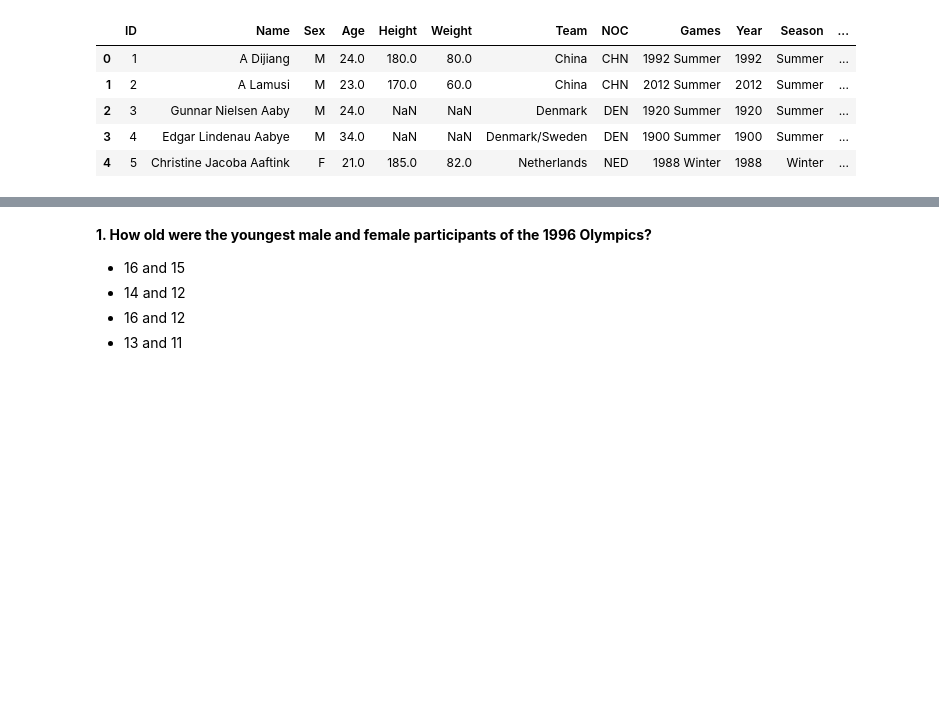
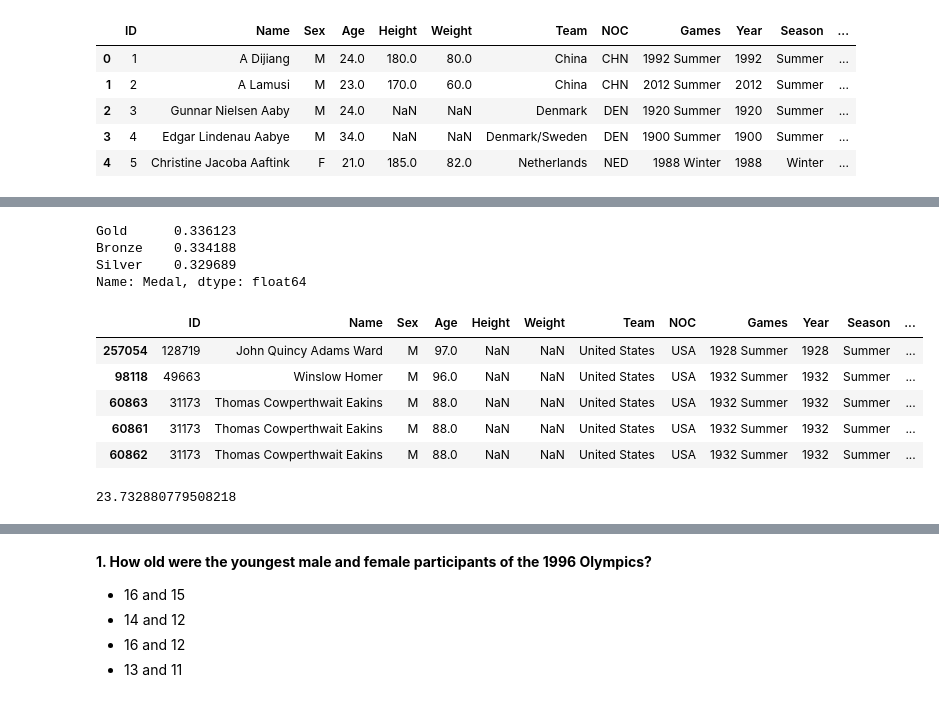
Before and after one commit to desh1ne/HW_1, a Jupyter notebook: assignment1_pandas_olympic.ipynb, the cells around one changed output, grey strips where cells are left out. Cells and saved outputs as stored; diff of their text form; code cells hidden in the pictures; blank space fills up the shorter version.

```diff
--- a/assignment1_pandas_olympic.ipynb
+++ b/assignment1_pandas_olympic.ipynb
@@ -44,0 +100,20 @@ data.head()
+# %%
+data['Medal'].value_counts(normalize = True)
+# %% [output]
+Gold      0.336123
+Bronze    0.334188
+Silver    0.329689
+Name: Medal, dtype: float64
+# %%
+data.sort_values(by = 'Age', ascending = False).head()
+# %% [output]
+|  | ID | Name | Sex | Age | Height | Weight | Team | NOC | Games | Year | Season | ... |
+| 257054 | 128719 | John Quincy Adams Ward | M | 97.0 | NaN | NaN | United States | USA | 1928 Summer | 1928 | Summer | ... |
+| 98118 | 49663 | Winslow Homer | M | 96.0 | NaN | NaN | United States | USA | 1932 Summer | 1932 | Summer | ... |
+| 60863 | 31173 | Thomas Cowperthwait Eakins | M | 88.0 | NaN | NaN | United States | USA | 1932 Summer | 1932 | Summer | ... |
+| 60861 | 31173 | Thomas Cowperthwait Eakins | M | 88.0 | NaN | NaN | United States | USA | 1932 Summer | 1932 | Summer | ... |
+| 60862 | 31173 | Thomas Cowperthwait Eakins | M | 88.0 | NaN | NaN | United States | USA | 1932 Summer | 1932 | Summer | ... |
+# %%
+data[data['Sex'] == "F"]['Age'].mean()
+# %% [output]
+23.732880779508218
```
Also changed, not shown: parts of 39 cells of this notebook.
